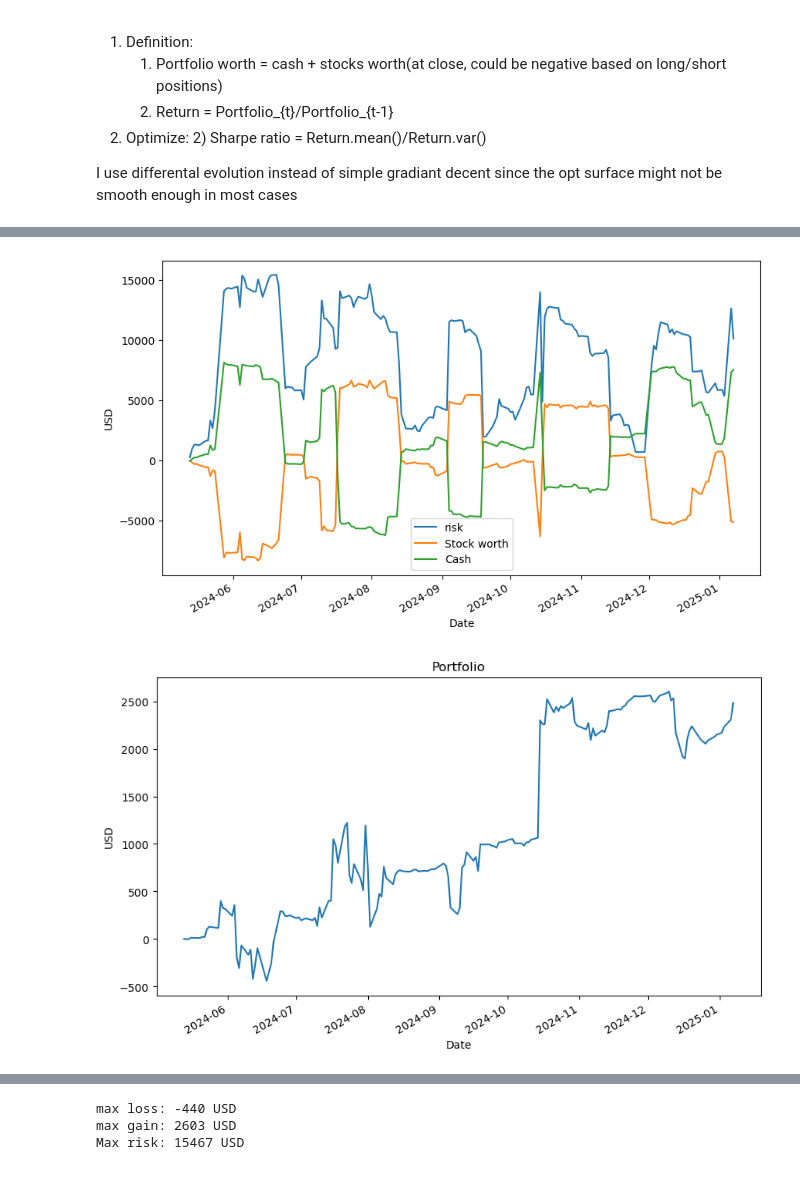
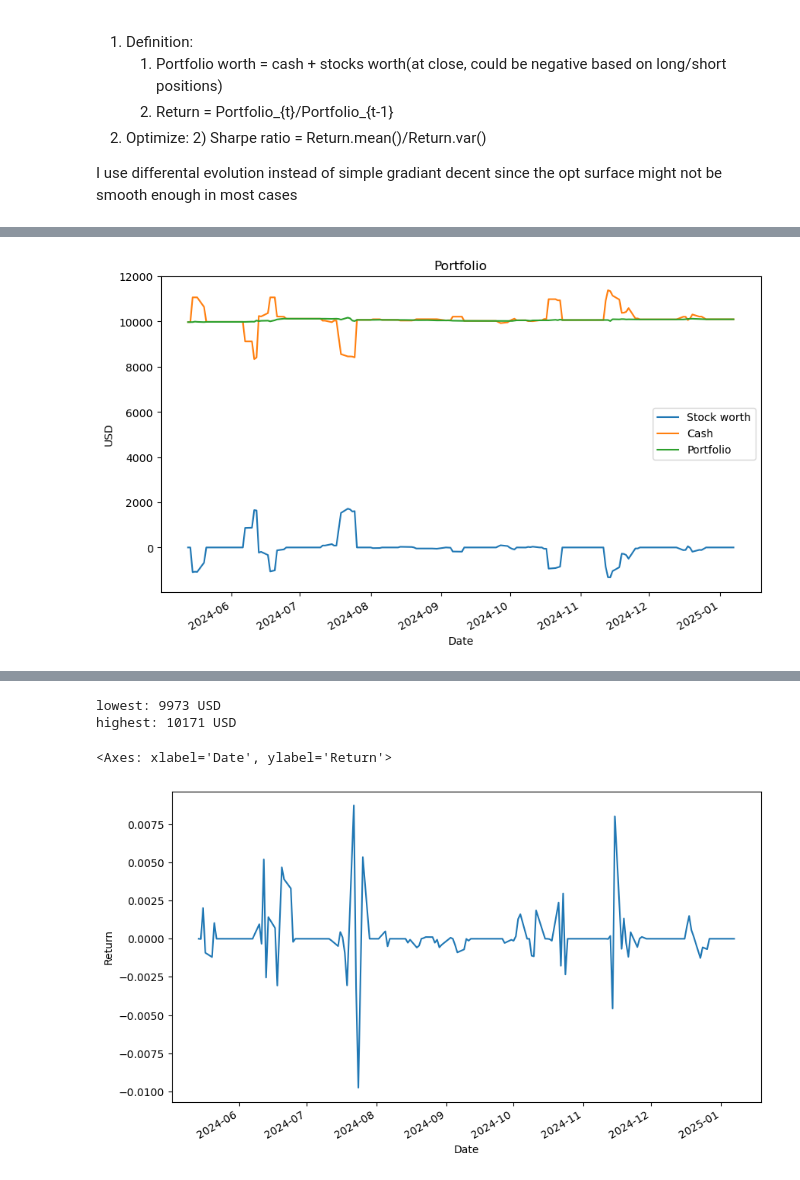
Before and after one commit to SzeLok0305/Pair_trade, a Jupyter notebook: Pair trading.ipynb, the cells around one changed output, grey strips where cells are left out. Saved outputs shown, nothing was run; the diff lists cells and outputs as text; code cells hidden in the pictures.

```diff
--- a/Pair trading.ipynb
+++ b/Pair trading.ipynb
@@ -87,14 +87,31 @@ def find_cointegrated_pairs(df):
             score_matrix[i, j] = score
             pvalue_matrix[i, j] = pvalue
             if pvalue < 0.01:
-                pairs.append([keys[i], keys[j]])
+                pair = {}
+                pair['S1'],  pair['S2']= keys[i], keys[j]
+                pairs.append(pair)
     return score_matrix, pvalue_matrix, pairs
 
 def calculate_spread_zscore(pair, df, window):
-    stock1 = df[pair[0]]
-    stock2 = df[pair[1]]
-    spread = stock1 - stock2
-    zscore = (spread - spread.rolling(window=window).mean()) / spread.rolling(window=window).std()
+    # Use log prices
+    log_stock1 = np.log(df[pair['S1']])
+    log_stock2 = np.log(df[pair['S2']])
+
+    # Calculate hedge ratio using rolling OLS
+    def calculate_hedge_ratio(y, x, window):
+        rolling_beta = pd.Series(index=y.index)
+        for i in range(window, len(y)):
+            slope, _ = np.polyfit(x[i-window:i], y[i-window:i], 1)
+            rolling_beta.iloc[i] = slope
+        return rolling_beta
+
+    hedge_ratio = calculate_hedge_ratio(log_stock1, log_stock2, window)
+
+    spread = log_stock1 - hedge_ratio * log_stock2
+    ma = spread.rolling(window=window, min_periods=window).mean()
+    std = spread.rolling(window=window, min_periods=window).std()
+    std = std.replace(0, np.nan)
+    zscore = (spread - ma) / std
     return zscore
 # %%
 # Calculate rolling z
@@ -220,13 +236,13 @@ def optimize_zscore_params(df, TT_split, pairs, z_score_window):
         z_entry, z_exit = params
 
         if z_exit >= z_entry:  # Ensure logical constraint
-            return 1e6  # Large penalty for invalid configurations
+            return 1e6  # Large penalty for z_entry > z_exit
         result = backtest(df, TT_split, pairs, z_score_window, z_entry, z_exit, opt_mode=True)
         if not np.isfinite(result):
             return 1e6  # Large penalty for NaN or inf results
         return -result  # Minimize negative Sortino ratio
 
-    bounds = [(0.1, 2), (0.01, 0.99)]  # Ensure z_entry > z_exit
+    bounds = [(0.1, 3.0), (0.0, 2.0)]
 
     result = differential_evolution(
         objective,
@@ -260,19 +276,10 @@ optimized z exit: 0.298
 Position_book, Portfolio = backtest(df,TT_split,cointegrated_pairs,z_score_window,optimized_z_entry,optimized_z_exit)
 # %%
 plt.figure(figsize=(10, 6))
-Portfolio['risking'].plot(ylabel='USD',label='risk')
 Portfolio['stock worth'].plot(label="Stock worth")
 Portfolio['cash'].plot(label="Cash")
+Portfolio['Portfolio'].plot(ylabel='USD',title='Portfolio')
 plt.legend()
 plt.show()
-
-plt.figure(figsize=(10, 6))
-Portfolio['Portfolio'].plot(ylabel='USD',title='Portfolio')
-plt.show()
-
-plt.figure(figsize=(10, 6))
-(Portfolio['Portfolio']/Portfolio['risking']).plot(ylabel='USD',title='Risk adjusted Portfolio')
-plt.show()
 # %% [output]
-[figure, old version]
+[figure, new version]
-[figure, removed]
@@ -280,11 +286,15 @@ plt.show()
 # %%
-print(f"max loss: {Portfolio['Portfolio'].min():.0f} USD")
-print(f"max gain: {Portfolio['Portfolio'].max():.0f} USD")
-print(f"Max risk: {Portfolio['risking'].max():.0f} USD")
+print(f"lowest: {Portfolio['Portfolio'].min():.0f} USD")
+print(f"highest: {Portfolio['Portfolio'].max():.0f} USD")
 # %% [output]
-max loss: -440 USD
-max gain: 2603 USD
-Max risk: 15467 USD
+lowest: 9973 USD
+highest: 10171 USD
+# %%
+plt.figure(figsize=(10, 6))
+Portfolio['Portfolio'].pct_change().plot(ylabel='Return')
+# %% [output]
+<Axes: xlabel='Date', ylabel='Return'>
+[figure, added]
 # %%
 Position_book
 # %% [output]
```
Also changed, not shown: parts of 4 cells of this notebook.
